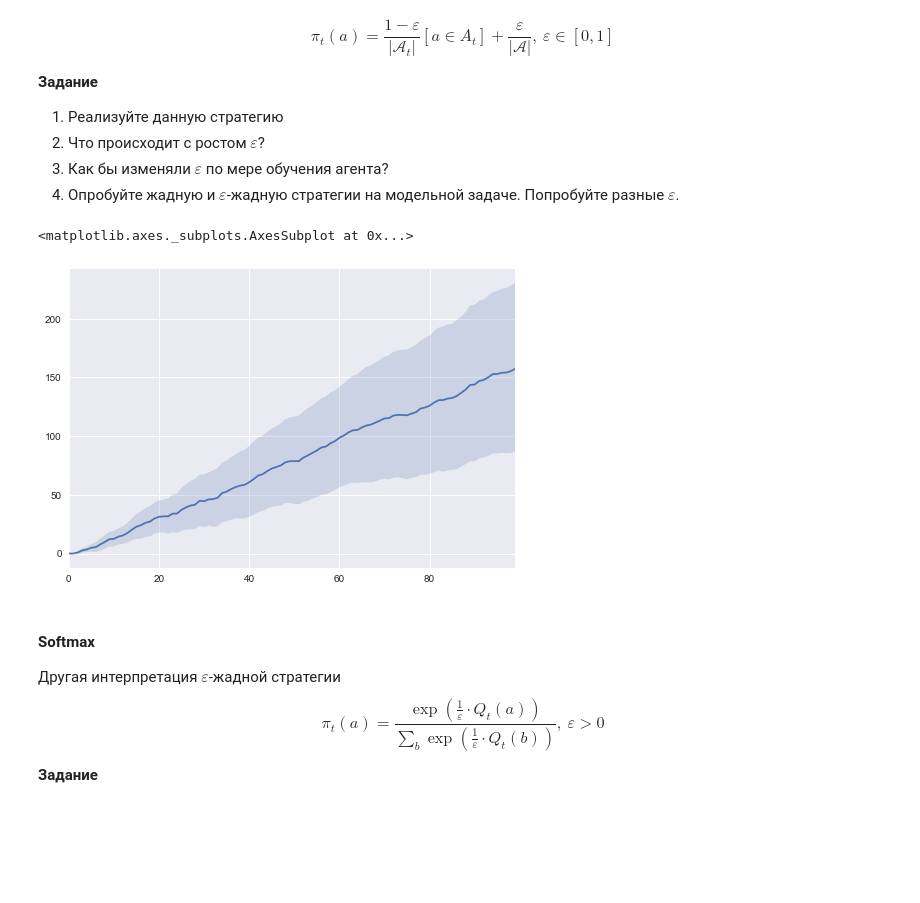
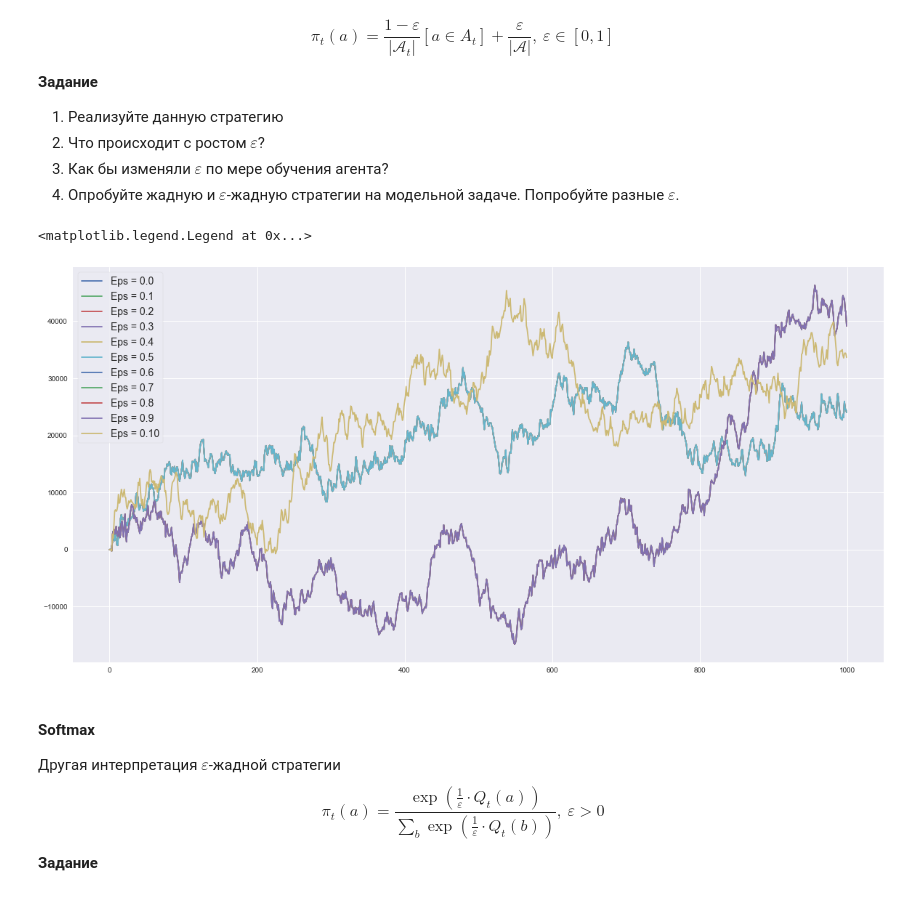
Before and after one commit to alex-kharlamov/DeepReinforcement, a Jupyter notebook: L4 - Reinforcement learning.ipynb, the cells around one changed output. Saved outputs shown, nothing was run; the diff lists cells and outputs as text; code cells hidden in the pictures; blank space fills up the shorter version.

```diff
--- a/L4 - Reinforcement learning.ipynb
+++ b/L4 - Reinforcement learning.ipynb
@@ -166,45 +201,52 @@ class EpsGreedyAgent(Agent):
     def __init__(self, Model, epsilon):
         self.model = Model
         self.q_function = np.zeros((self.model.actions))
-        self.argmax_actions_pool = np.random.uniform(size=(self.model.actions))
         self.epsilon = epsilon
 
-    def choose_action(self):
-        return int((1-self.epsilon) * np.random.randint(0, len(self.argmax_actions_pool)) +
-                   self.epsilon * np.random.randint(0, self.model.actions))
+    def get_policy(self):
+        policy = np.full((self.model.actions), self.epsilon / self.model.actions)
+        best_actions = self.argmax(self.q_function)
+        np.put(policy, best_actions, (1 - self.epsilon)/len(best_actions))
+        return policy
 # %%
 import matplotlib.pyplot as plt
 %matplotlib inline
 from tqdm import tqdm
 
-T = 100
-n_steps = 10
+T = 1000
+n_steps = 1000
+
+cpu = mp.cpu_count()
 
 greedy_policy_data = []
-for epsilon in range(0, 10):
+for epsilon in range(0, 11):
     reward_mean_data = np.zeros(T)
-    for n_step in tqdm(range(n_steps)):
-        base_model = BasicModel(100, np.random.normal(0,1))
+    for n_step in tqdm(range(0, n_steps, cpu)):
+        base_model = BasicModel(20)
         eps_greedy_agent = EpsGreedyAgent(base_model, epsilon * 0.1)
 
         temp_reward_one_game = np.zeros(T)
         cur_reward = 0
 
-        for time in range(1, T):
-            temp_reward_one_game[time] = cur_reward
-            reward = eps_greedy_agent.step(time)
-            cur_reward += reward
-        reward_mean_data += temp_reward_one_game
+        pool = mp.Pool(processes=cpu)
+        args = repeat((eps_greedy_agent, T), cpu)
+        results = pool.map(parralel_game,  args)
+        reward_mean_data += np.array(results).sum(axis=0)
+        pool.close()
+
     greedy_policy_data.append(reward_mean_data)
 # %%
 import seaborn as sns
 sns.set(style="darkgrid")
 
 # Plot the response with standard error
-sns.tsplot(np.array(greedy_policy_data))
+plt.figure(figsize=(20,10))
+for elem in range(11):
+    plt.plot([i for i in range(T)], greedy_policy_data[elem], label='Eps = 0.' + str(elem ))
+plt.legend(fontsize=14, frameon=True)
 # %% [output]
-<matplotlib.axes._subplots.AxesSubplot at 0x...>
+<matplotlib.legend.Legend at 0x...>
-[figure, old version]
+[figure, new version]
 # %% [markdown]
 #### Softmax
 
```
Also changed, not shown: parts of 13 cells of this notebook.
